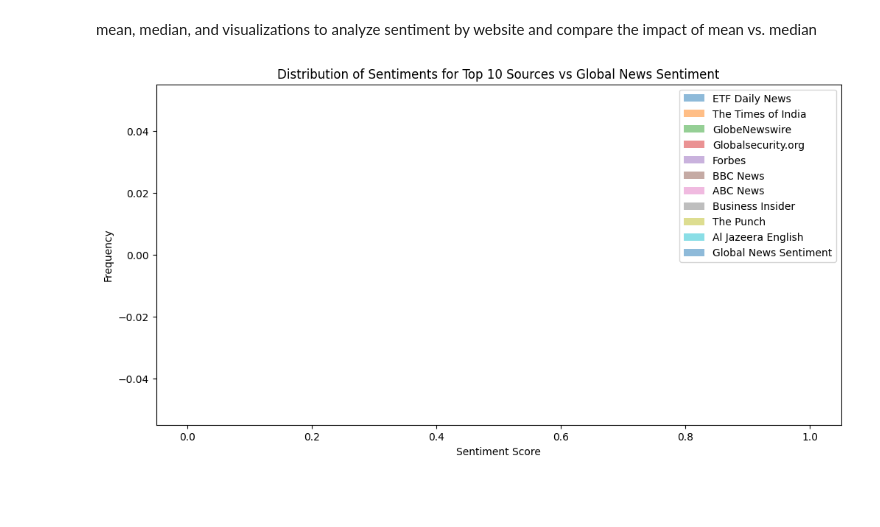
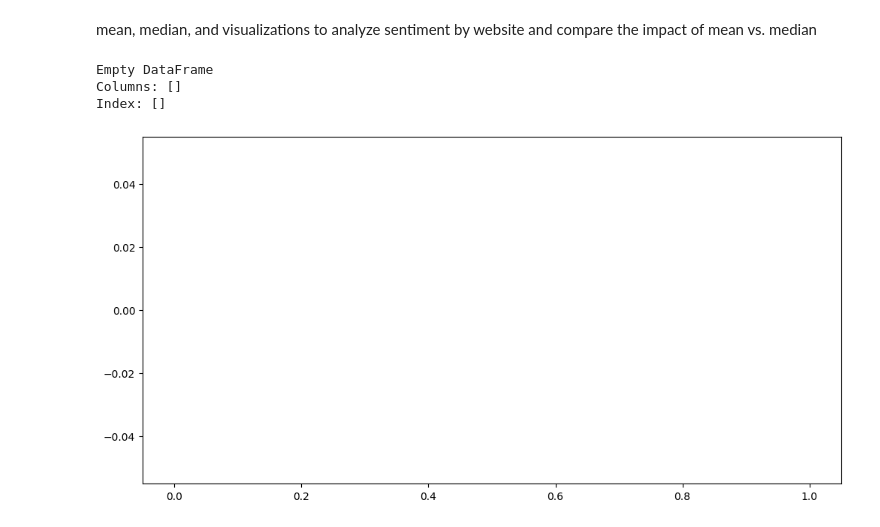
Before and after one commit to Wandera-Martin/news_correlation_10ac_week0-, a Jupyter notebook: notebooks/news_correlation.ipynb, the cells around one changed output. Saved outputs shown, nothing was run; the diff lists cells and outputs as text; code cells hidden in the pictures; blank space fills up the shorter version.

```diff
--- a/notebooks/news_correlation.ipynb
+++ b/notebooks/news_correlation.ipynb
@@ -300,62 +302,38 @@ sentiment_stats_by_website = data_df.groupby('source_name')['title_sentiment'].a
 top_10_domains = data_df['source_name'].value_counts().head(10).index
 # %%
 top_10_domains_data = data_df[data_df['source_name'].isin(top_10_domains)]
+# %%
+#Websites with the highest count of positive, neutral, and negative sentiment? To do this you will need to group the data by website domain and apply descriptive statistics such as mean, median, and variance
+merged_df = pd.merge(data_df, traffic_df,
+                     left_on=data_df['source_name'].str.strip().str.split('.').str[0].str.lower(),
+                     right_on=traffic_df['Domain'].str.strip().str.split('.').str[0].str.lower(),
+                     how='inner')
+
+sentiment_counts = merged_df.groupby('source_name')['title_sentiment'].value_counts().unstack(fill_value=0)
+# print(merged_df[["source_name", "Domain","title_sentiment"]])
+print(sentiment_counts.head(10))
+# %% [output]
+Empty DataFrame
+Columns: []
+Index: []
 # %%
 
-# Assuming your dataset has columns for website domain and sentiment score (positive, neutral, negative)
+# Assuming your dataset has columns for source name and sentiment score (positive, neutral, negative)
 
-# Group the data by website domain and calculate descriptive statistics
-sentiment_stats_by_website = data_df.groupby('source_name')['title_sentiment'].agg(['mean', 'median', 'var'])
+# Group the data by source name and calculate descriptive statistics
+sentiment_stats_by_source = data_df.groupby('source_name')['title_sentiment'].agg(['mean', 'median', 'var'])
 
-# Get the top 10 domains by visitors traffic (you need to have visitor traffic data)
-top_10_domains = data_df['source_name'].value_counts().head(10).index
+# Get the top 10 sources by visitor traffic (you need to have visitor traffic data)
+top_10_sources = data_df['source_name'].value_counts().head(10).index
 
-# Filter the data to include only the top 10 domains
-top_10_domains_data = data_df[data_df['source_name'].isin(top_10_domains)]
+# Filter the data to include only the top 10 sources
+top_10_sources_data = data_df[data_df['source_name'].isin(top_10_sources)]
 
-# Plot the distribution of sentiments for the top 10 domains
+# Plot the distribution of sentiments for the top 10 sources
 plt.figure(figsize=(12, 6))
-for domain in top_10_domains:
-    domain_data = top_10_domains_data[top_10_domains_data['source_name'] == domain]['title_sentiment']
-    plt.hist(domain_data, bins=20, alpha=0.5, label=domain)
-
-# Plot the global news sentiment distribution
-global_sentiment = data_df['title_sentiment']
-plt.hist(global_sentiment, bins=20, alpha=0.5, label='Global News Sentiment')
-
-plt.xlabel('Sentiment Score')
-plt.ylabel('Frequency')
-plt.title('Distribution of Sentiments for Top 10 Domains vs Global News Sentiment')
-plt.legend()
-plt.show()
+for source in top_10_sources:
+    source_data = top_10_sources_data[top_10_sources_data['source_name'] == source]['title_sentiment']
+    source_data = source_data.dropna()  # Drop NaN values
+    plt.hist(source_data, bins=20, alpha=0.5, label=source)
+# %% [output]
+[figure, added]
-# %%
-
-# Assuming your dataset has columns for source name and sentiment score (positive, neutral, negative)
-
-# Group the data by source name and calculate descriptive statistics
-sentiment_stats_by_source = data_df.groupby('source_name')['title_sentiment'].agg(['mean', 'median', 'var'])
-
-# Get the top 10 sources by visitor traffic (you need to have visitor traffic data)
-top_10_sources = data_df['source_name'].value_counts().head(10).index
-
-# Filter the data to include only the top 10 sources
-top_10_sources_data = data_df[data_df['source_name'].isin(top_10_sources)]
-
-# Plot the distribution of sentiments for the top 10 sources
-plt.figure(figsize=(12, 6))
-for source in top_10_sources:
-    source_data = top_10_sources_data[top_10_sources_data['source_name'] == source]['title_sentiment']
-    source_data = source_data.dropna()  # Drop NaN values
-    plt.hist(source_data, bins=20, alpha=0.5, label=source)
-
-# Plot the global news sentiment distribution
-global_sentiment = data_df['title_sentiment'].dropna()  # Drop NaN values
-plt.hist(global_sentiment, bins=20, alpha=0.5, label='Global News Sentiment')
-
-plt.xlabel('Sentiment Score')
-plt.ylabel('Frequency')
-plt.title('Distribution of Sentiments for Top 10 Sources vs Global News Sentiment')
-plt.legend()
-plt.show()
-# %% [output]
-[figure, removed]
```
Also changed, not shown: parts of 1 cell of this notebook.
